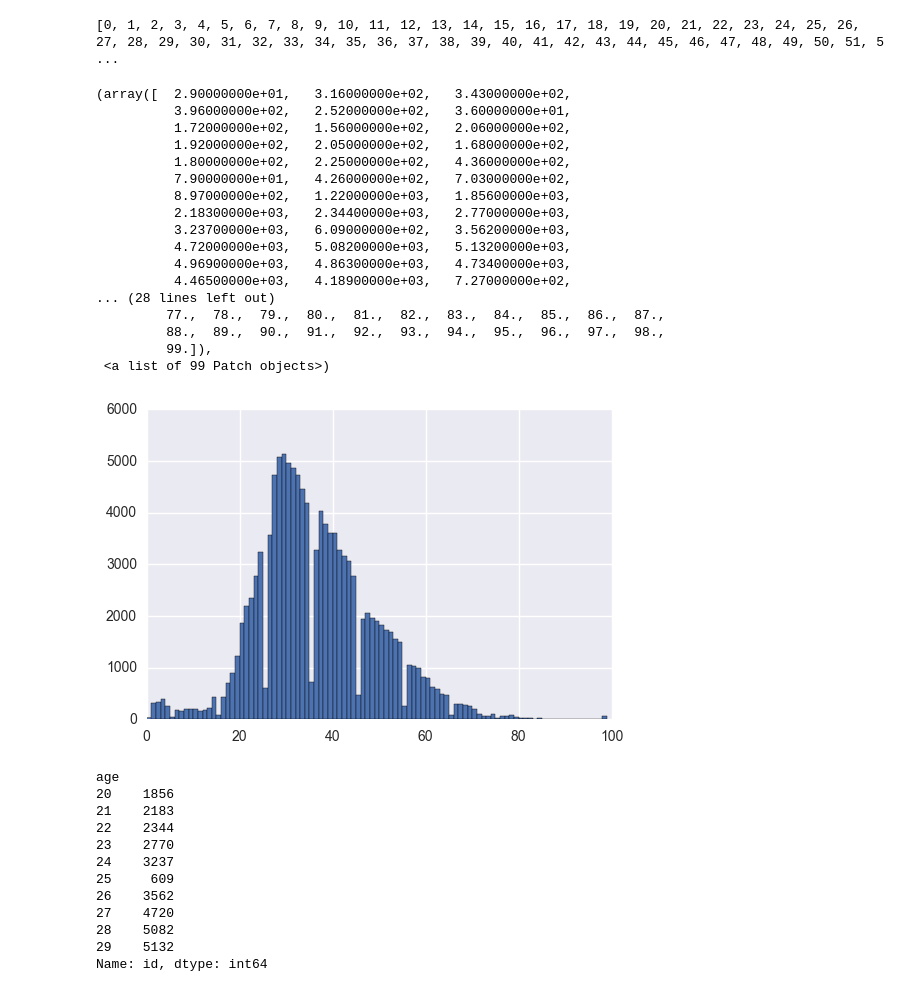
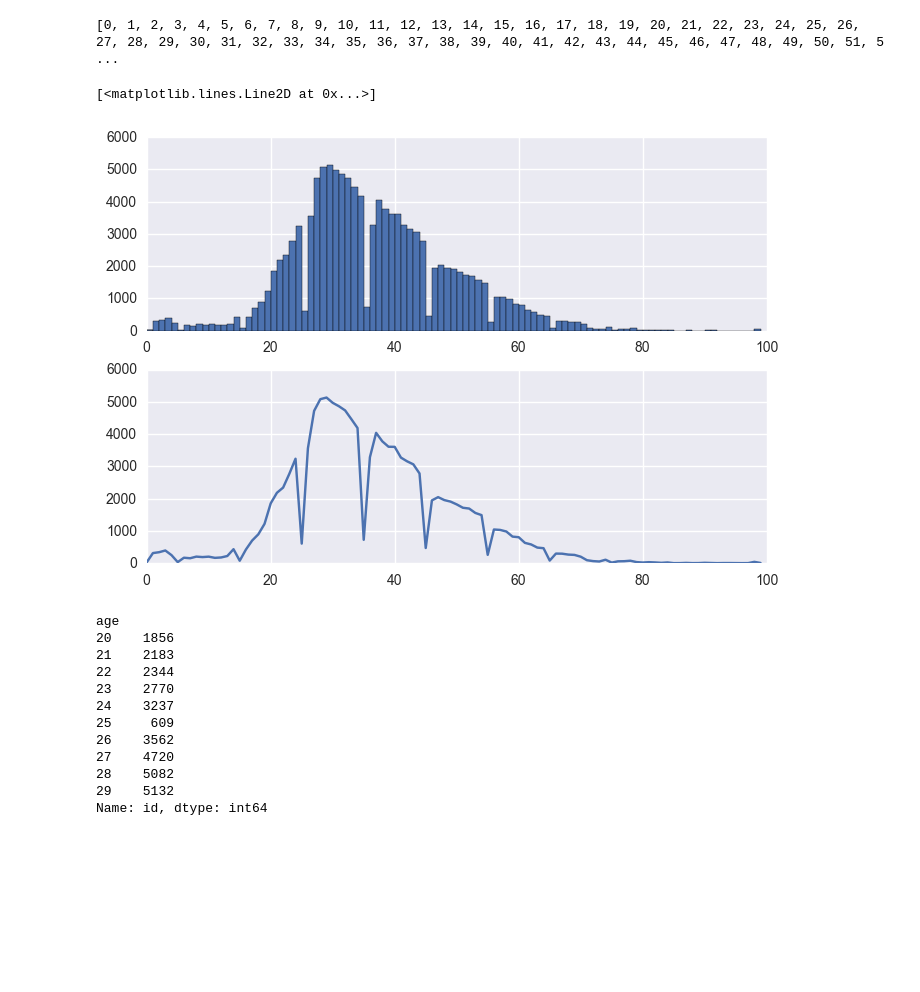
Before and after one commit to canorbal/DMIA, a Jupyter notebook: age_prediction/my_sol.ipynb, the cells around one changed output. Cells and saved outputs as stored; diff of their text form; code cells hidden in the pictures; blank space fills up the shorter version.

```diff
--- a/age_prediction/my_sol.ipynb
+++ b/age_prediction/my_sol.ipynb
@@ -154,25 +104,13 @@ print age_train_df.age.nunique()
 print sorted(age_train_df.age.unique())
 # %% [output]
 [0, 1, 2, 3, 4, 5, 6, 7, 8, 9, 10, 11, 12, 13, 14, 15, 16, 17, 18, 19, 20, 21, 22, 23, 24, 25, 26, 27, 28, 29, 30, 31, 32, 33, 34, 35, 36, 37, 38, 39, 40, 41, 42, 43, 44, 45, 46, 47, 48, 49, 50, 51, 5 ...
-# %%
-plt.hist(age_train_df.age, bins=99)
-# %% [output]
-(array([  2.90000000e+01,   3.16000000e+02,   3.43000000e+02,
-          3.96000000e+02,   2.52000000e+02,   3.60000000e+01,
-          1.72000000e+02,   1.56000000e+02,   2.06000000e+02,
-          1.92000000e+02,   2.05000000e+02,   1.68000000e+02,
-          1.80000000e+02,   2.25000000e+02,   4.36000000e+02,
-          7.90000000e+01,   4.26000000e+02,   7.03000000e+02,
-          8.97000000e+02,   1.22000000e+03,   1.85600000e+03,
-          2.18300000e+03,   2.34400000e+03,   2.77000000e+03,
-          3.23700000e+03,   6.09000000e+02,   3.56200000e+03,
-          4.72000000e+03,   5.08200000e+03,   5.13200000e+03,
-          4.96900000e+03,   4.86300000e+03,   4.73400000e+03,
-          4.46500000e+03,   4.18900000e+03,   7.27000000e+02,
-... (28 lines left out)
-         77.,  78.,  79.,  80.,  81.,  82.,  83.,  84.,  85.,  86.,  87.,
-         88.,  89.,  90.,  91.,  92.,  93.,  94.,  95.,  96.,  97.,  98.,
-         99.]),
- <a list of 99 Patch objects>)
-[figure, removed]
+# %%
+plt.subplot(2, 1, 1)
+plt.hist(age_train_df.age, bins=99)
+
+plt.subplot(2, 1, 2)
+plt.plot(age_train_df.groupby('age')['id'].count())
+# %% [output]
+[<matplotlib.lines.Line2D at 0x...>]
+[figure, added]
 # %%
```
Also changed, not shown: parts of 72 cells of this notebook, 9 other files.
